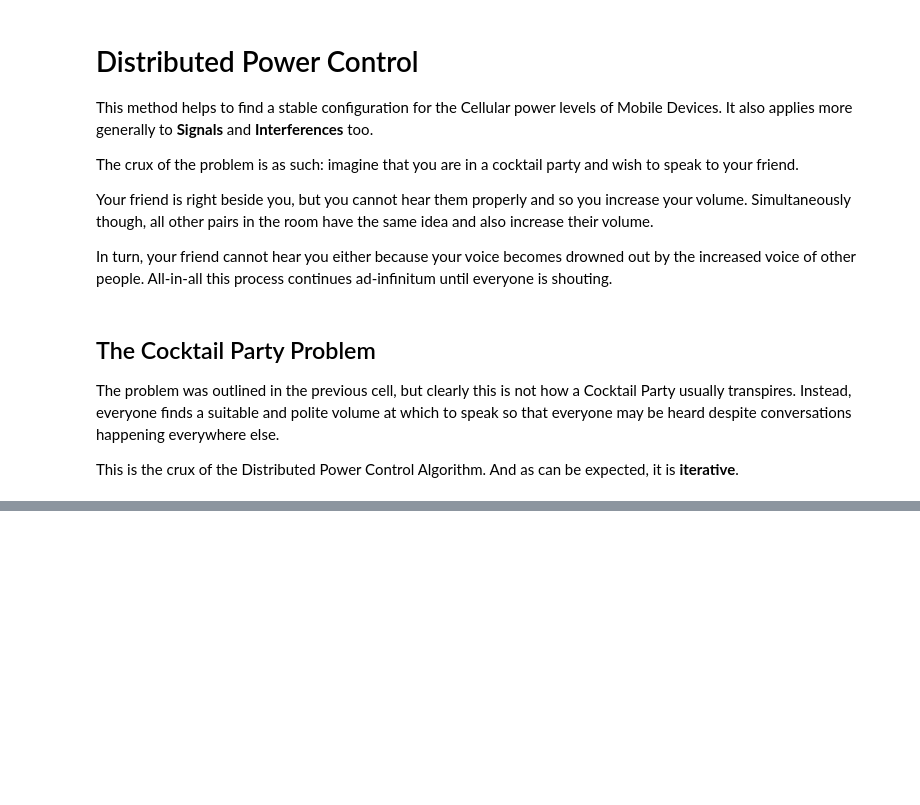
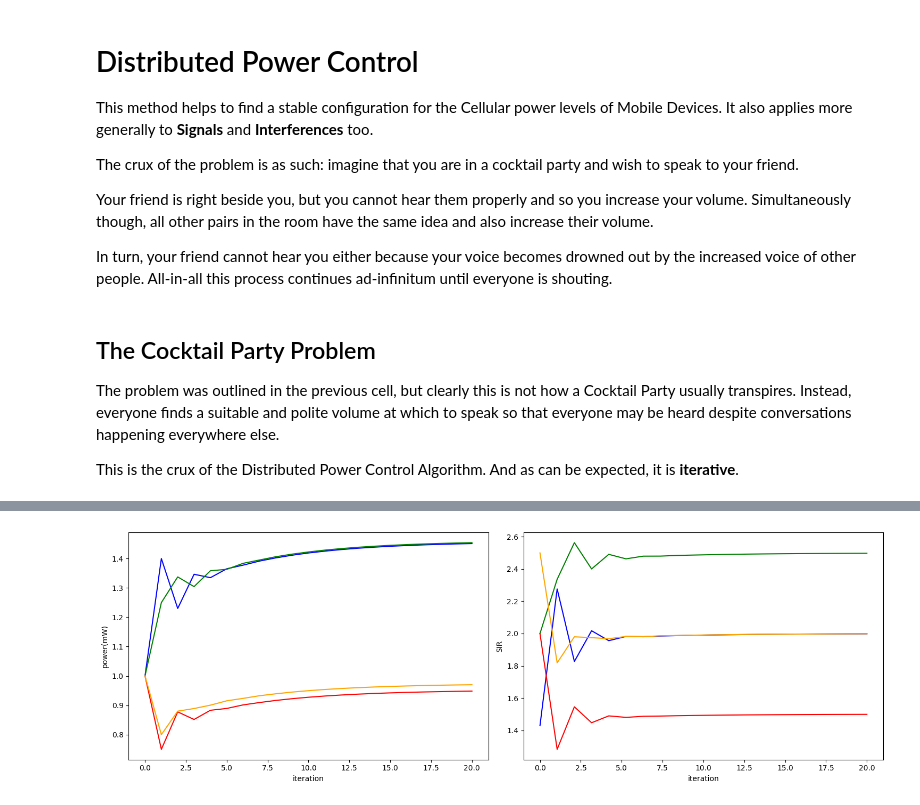
Before and after one commit to abaj8494/adv-algorithms, a Jupyter notebook: dbc.ipynb, the cells around one changed output, grey strips where cells are left out. Saved outputs shown, nothing was run; the diff lists cells and outputs as text; code cells hidden in the pictures; blank space fills up the shorter version.

```diff
--- a/dbc.ipynb
+++ b/dbc.ipynb
@@ -78,0 +83,23 @@ Vector **r** is defined by equation $\eqref{eq:vector_ray}$
+# %%
+import numpy as np
+G = np.array([[1, 0.1, 0.2, 0.3],
+     [0.2, 1, 0.1, 0.1],
+     [0.2, 0.1, 1, 0.1],
+     [0.1, 0.1, 0.1, 1]])
+
+# each row is the subsequent iteration
+# column i represents link i
+SIR = np.empty((0, G.shape[1]))
+
+gamma = [2.0, 2.5, 1.5, 2.0]
+P = np.array([[1.0 ,1.0 ,1.0 ,1.0]]) # each row is the subsequent iteration too.
+noise = 0.1
+
+iterations = 20
+
+for t in range(iterations):
+    SIR_t = np.array([])
+    for i in range(G.shape[1]):
+        SIR_t = np.append(SIR_t, (G[i][i] * P[t][i])/ ( sum([G[i][x]*P[t][x] for x in range(G.shape[1]) if x != i]) + noise))
+    P = np.vstack([P, np.array(gamma)/SIR_t*np.array(P[t])])
+    SIR = np.vstack([SIR, SIR_t])
@@ -78,0 +126,24 @@ Vector **r** is defined by equation $\eqref{eq:vector_ray}$
+# %%
+import matplotlib.pyplot as plt
+
+fig, (ax1,ax2) = plt.subplots(1,2,figsize=(15,5))
+#power to iteration graph
+xx = np.linspace(0, 20, 21)
+colours = ['blue', 'green', 'red', 'orange']
+for i, c in zip(range(G.shape[1]), colours):
+    yy = P[:,i]
+    ax1.plot(xx, yy, color=c)
+ax1.set_xlabel('iteration')
+ax1.set_ylabel('power(mW)')
+#sir to it graph
+xx = np.linspace(0, 20, 20)
+colours = ['blue', 'green', 'red', 'orange']
+for i, c in zip(range(G.shape[1]), colours):
+    yy = SIR[:,i]
+    ax2.plot(xx, yy, color=c)
+ax2.set_xlabel('iteration')
+ax2.set_ylabel('SIR')
+plt.tight_layout()
+plt.show()
+# %% [output]
+[figure, added]
```
Also changed, not shown: parts of 5 cells of this notebook.
